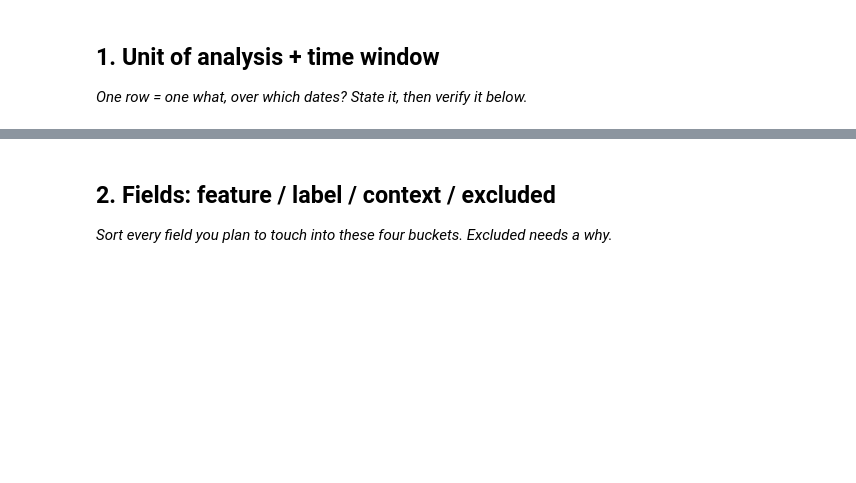
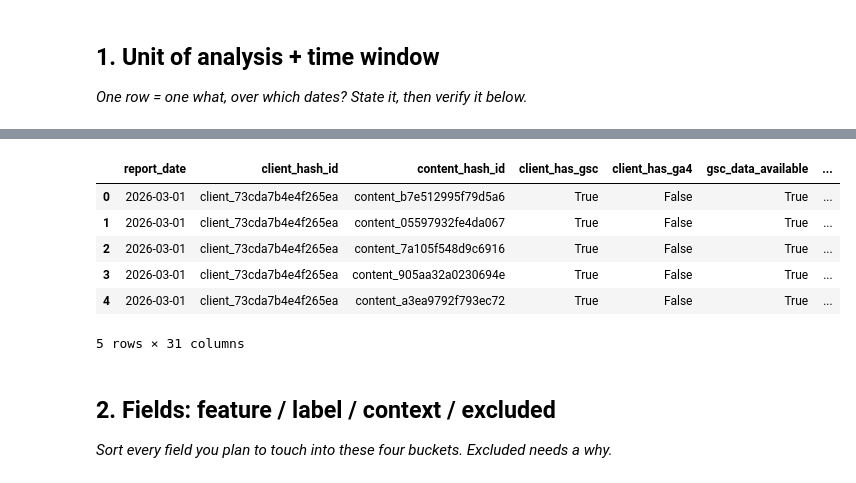
Before and after one commit to mukeshboolani786/flyrank-internship-ml, a Jupyter notebook: work/notebooks/w03_data_contract.ipynb, the cells around one changed output, grey strips where cells are left out. Cells and saved outputs as stored; diff of their text form; code cells hidden in the pictures; blank space fills up the shorter version.

```diff
--- a/work/notebooks/w03_data_contract.ipynb
+++ b/work/notebooks/w03_data_contract.ipynb
@@ -13,6 +74,24 @@ This skeleton is yours to fill. Work the sections **in order** — each one has
 # %%
 # This cell is for CODE (numbers, a query, a check).
 # Write your text answer in the cell ABOVE this one — typing sentences here breaks Run All.
+# %%
+# Show a sample of the fact_content_daily_performance table for month=2026-03
+# This helps to verify the unit of analysis and identify relevant columns.
+
+# Construct the path to the specific month's data
+data_path = os.path.join(warehouse_path, 'fact_content_daily_performance', 'month=2026-03', '*.parquet')
+
+# Query the parquet files directly using DuckDB's glob support
+df_sample = con.execute(f"SELECT * FROM '{data_path}' LIMIT 5").fetchdf()
+display(df_sample)
+# %% [output]
+|  | report_date | client_hash_id | content_hash_id | client_has_gsc | client_has_ga4 | gsc_data_available | ... |
+| 0 | 2026-03-01 | client_73cda7b4e4f265ea | content_b7e512995f79d5a6 | True | False | True | ... |
+| 1 | 2026-03-01 | client_73cda7b4e4f265ea | content_05597932fe4da067 | True | False | True | ... |
+| 2 | 2026-03-01 | client_73cda7b4e4f265ea | content_7a105f548d9c6916 | True | False | True | ... |
+| 3 | 2026-03-01 | client_73cda7b4e4f265ea | content_905aa32a0230694e | True | False | True | ... |
+| 4 | 2026-03-01 | client_73cda7b4e4f265ea | content_a3ea9792f793ec72 | True | False | True | ... |
+5 rows × 31 columns
 # %% [markdown]
 ## 2. Fields: feature / label / context / excluded
 
```
Also changed, not shown: parts of 26 cells of this notebook.
